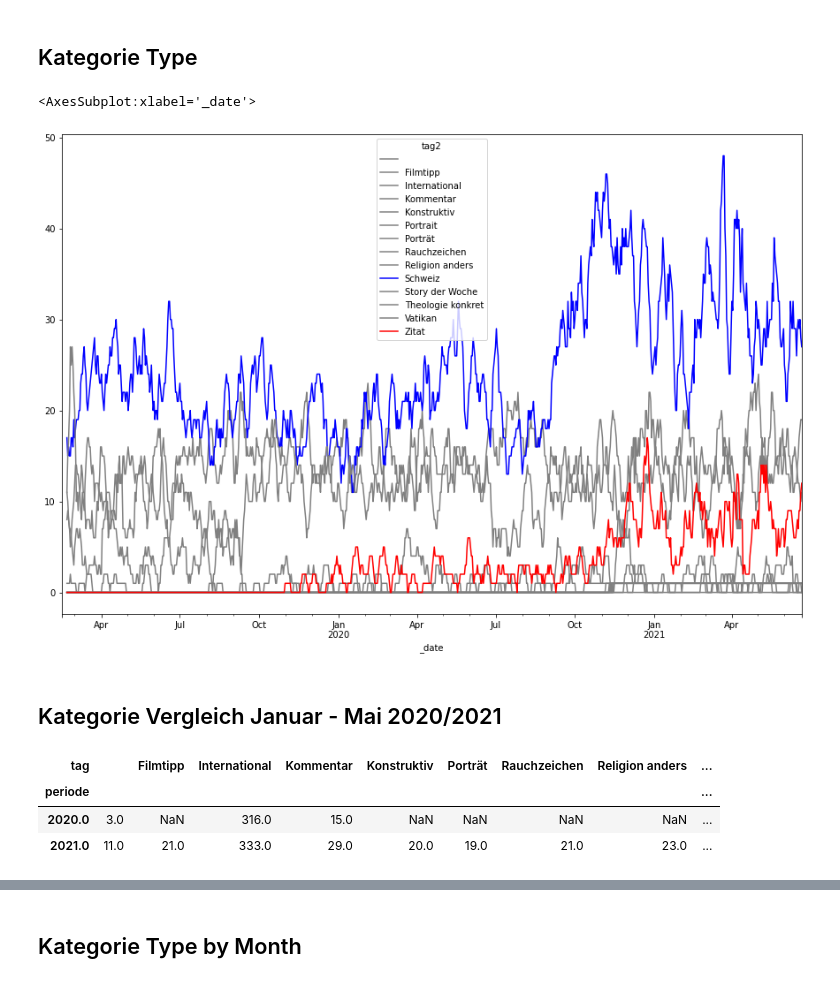
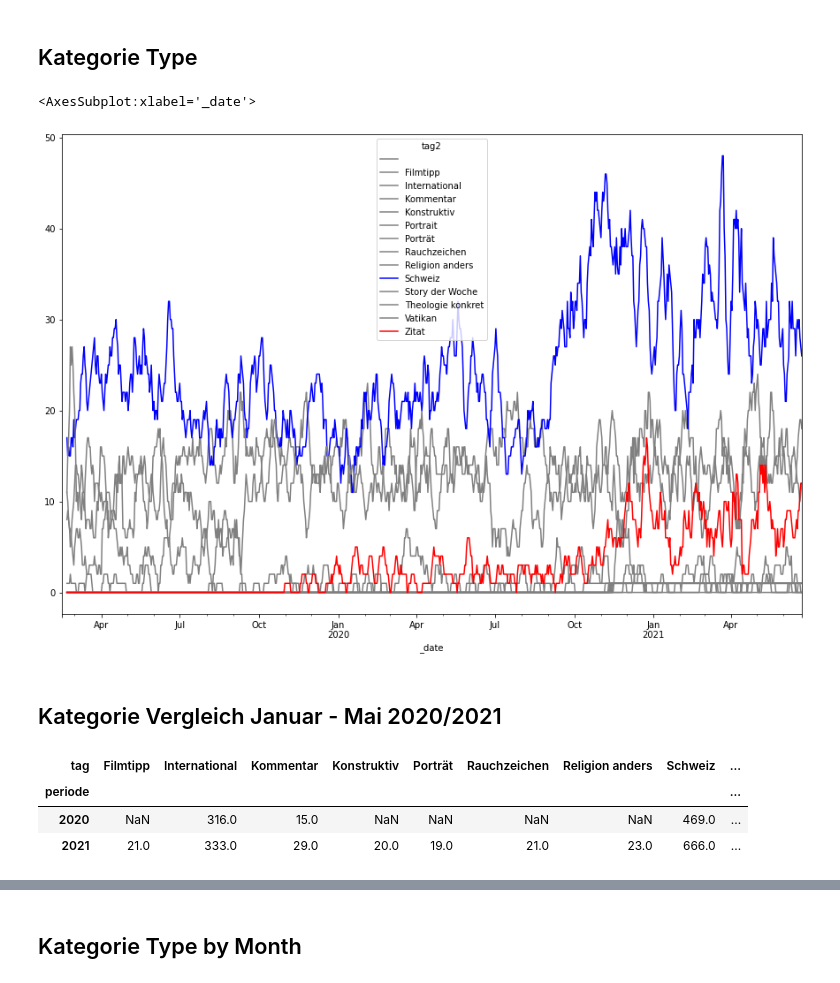
Before and after one commit to simonhuwiler/kathch, a Jupyter notebook: src/3_analyse.ipynb, the cells around one changed output, grey strips where cells are left out. Cells and saved outputs as stored; diff of their text form; code cells hidden in the pictures.

```diff
--- a/src/3_analyse.ipynb
+++ b/src/3_analyse.ipynb
@@ -231,25 +238,29 @@ for c in gr.columns:
         colors.append("blue")
     else: colors.append('grey')
 
-gr.plot.line(color=colors)
+gr.plot(color=colors)
 # %% [output]
 <AxesSubplot:xlabel='_date'>
-[figure, old version]
+[figure, new version]
 # %% [markdown]
 ## Kategorie Vergleich Januar - Mai 2020/2021
 # %%
 df_data = df.copy()
 
 df_data.loc[(df.date >= '01-01-2020') & (df.date <= '31-05-2020'), 'periode'] = 2020
 df_data.loc[(df.date >= '01-01-2021') & (df.date <= '31-05-2021'), 'periode'] = 2021
 
 df_data = df_data[df_data.periode.notna()]
 
+df_data = df_data[df_data.tag != ""]
+
+df_data['periode'] = df_data['periode'].astype(int)
+
 df_data = pd.pivot_table(df_data, index='periode', columns='tag', values='id', aggfunc='count')
 
 df_data
 # %% [output]
-| tag |  | Filmtipp | International | Kommentar | Konstruktiv | Porträt | Rauchzeichen | Religion anders | ... |
+| tag | Filmtipp | International | Kommentar | Konstruktiv | Porträt | Rauchzeichen | Religion anders | Schweiz | ... |
 | periode |  |  |  |  |  |  |  |  | ... |
-| 2020.0 | 3.0 | NaN | 316.0 | 15.0 | NaN | NaN | NaN | NaN | ... |
-| 2021.0 | 11.0 | 21.0 | 333.0 | 29.0 | 20.0 | 19.0 | 21.0 | 23.0 | ... |
+| 2020 | NaN | 316.0 | 15.0 | NaN | NaN | NaN | NaN | 469.0 | ... |
+| 2021 | 21.0 | 333.0 | 29.0 | 20.0 | 19.0 | 21.0 | 23.0 | 666.0 | ... |
```
Also changed, not shown: parts of 12 cells of this notebook, 4 other files.
